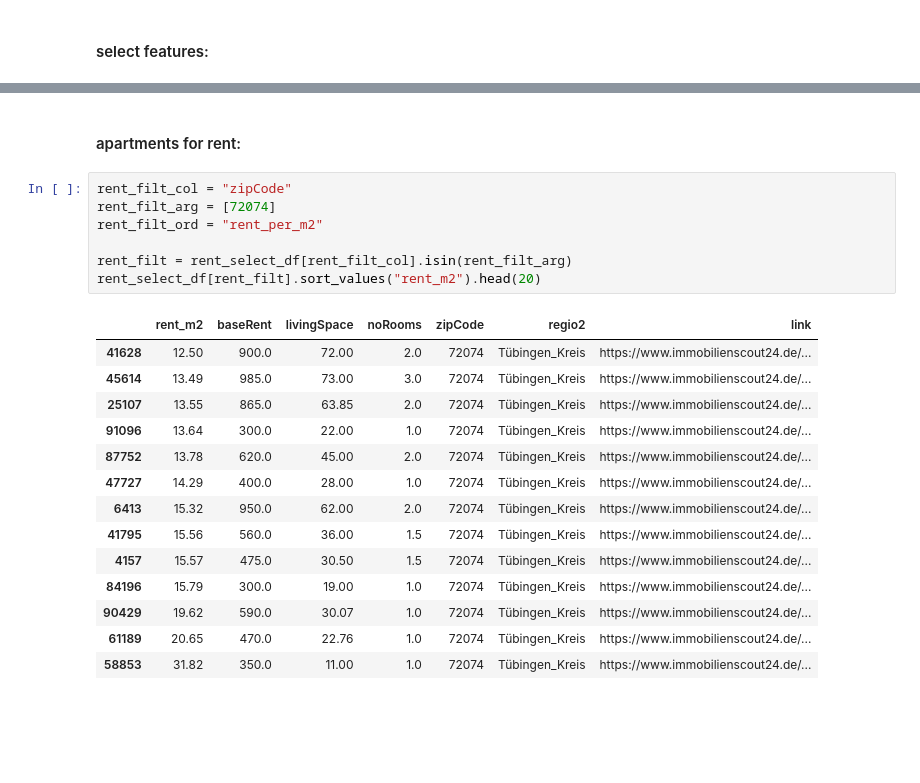
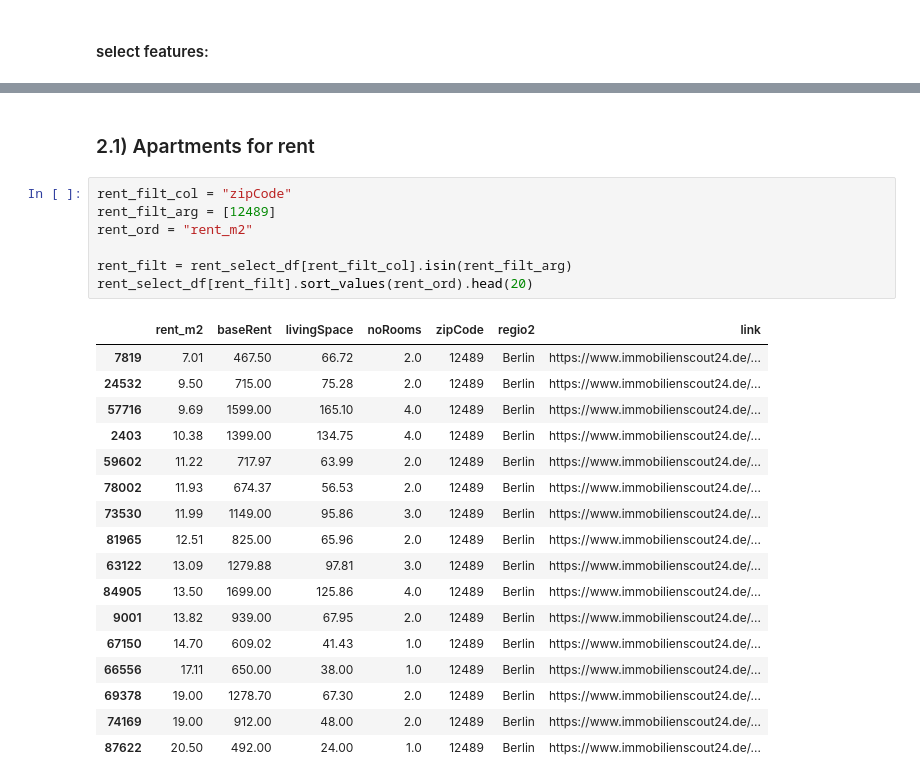
Before and after one commit to maxtue/ApartmentListings, a Jupyter notebook: data_analysis/combined.ipynb, the cells around one changed output, grey strips where cells are left out. Saved outputs shown, nothing was run; the diff lists cells and outputs as text; blank space fills up the shorter version.

```diff
--- a/data_analysis/combined.ipynb
+++ b/data_analysis/combined.ipynb
@@ -179,27 +185,30 @@ Name: 72074, dtype: float64
 [interactive output not drawn]
 # %% [markdown]
-#### apartments for rent:
+### 2.1) Apartments for rent
 # %%
 rent_filt_col = "zipCode"
-rent_filt_arg = [72074]
-rent_filt_ord = "rent_per_m2"
+rent_filt_arg = [12489]
+rent_ord = "rent_m2"
 
 rent_filt = rent_select_df[rent_filt_col].isin(rent_filt_arg)
-rent_select_df[rent_filt].sort_values("rent_m2").head(20)
+rent_select_df[rent_filt].sort_values(rent_ord).head(20)
 # %% [output]
 |  | rent_m2 | baseRent | livingSpace | noRooms | zipCode | regio2 | link |
-| 41628 | 12.50 | 900.0 | 72.00 | 2.0 | 72074 | Tübingen_Kreis | https://www.immobilienscout24.de/... |
-| 45614 | 13.49 | 985.0 | 73.00 | 3.0 | 72074 | Tübingen_Kreis | https://www.immobilienscout24.de/... |
-| 25107 | 13.55 | 865.0 | 63.85 | 2.0 | 72074 | Tübingen_Kreis | https://www.immobilienscout24.de/... |
-| 91096 | 13.64 | 300.0 | 22.00 | 1.0 | 72074 | Tübingen_Kreis | https://www.immobilienscout24.de/... |
-| 87752 | 13.78 | 620.0 | 45.00 | 2.0 | 72074 | Tübingen_Kreis | https://www.immobilienscout24.de/... |
-| 47727 | 14.29 | 400.0 | 28.00 | 1.0 | 72074 | Tübingen_Kreis | https://www.immobilienscout24.de/... |
-| 6413 | 15.32 | 950.0 | 62.00 | 2.0 | 72074 | Tübingen_Kreis | https://www.immobilienscout24.de/... |
-| 41795 | 15.56 | 560.0 | 36.00 | 1.5 | 72074 | Tübingen_Kreis | https://www.immobilienscout24.de/... |
-| 4157 | 15.57 | 475.0 | 30.50 | 1.5 | 72074 | Tübingen_Kreis | https://www.immobilienscout24.de/... |
-| 84196 | 15.79 | 300.0 | 19.00 | 1.0 | 72074 | Tübingen_Kreis | https://www.immobilienscout24.de/... |
-| 90429 | 19.62 | 590.0 | 30.07 | 1.0 | 72074 | Tübingen_Kreis | https://www.immobilienscout24.de/... |
-| 61189 | 20.65 | 470.0 | 22.76 | 1.0 | 72074 | Tübingen_Kreis | https://www.immobilienscout24.de/... |
-| 58853 | 31.82 | 350.0 | 11.00 | 1.0 | 72074 | Tübingen_Kreis | https://www.immobilienscout24.de/... |
+| 7819 | 7.01 | 467.50 | 66.72 | 2.0 | 12489 | Berlin | https://www.immobilienscout24.de/... |
+| 24532 | 9.50 | 715.00 | 75.28 | 2.0 | 12489 | Berlin | https://www.immobilienscout24.de/... |
+| 57716 | 9.69 | 1599.00 | 165.10 | 4.0 | 12489 | Berlin | https://www.immobilienscout24.de/... |
+| 2403 | 10.38 | 1399.00 | 134.75 | 4.0 | 12489 | Berlin | https://www.immobilienscout24.de/... |
+| 59602 | 11.22 | 717.97 | 63.99 | 2.0 | 12489 | Berlin | https://www.immobilienscout24.de/... |
+| 78002 | 11.93 | 674.37 | 56.53 | 2.0 | 12489 | Berlin | https://www.immobilienscout24.de/... |
+| 73530 | 11.99 | 1149.00 | 95.86 | 3.0 | 12489 | Berlin | https://www.immobilienscout24.de/... |
+| 81965 | 12.51 | 825.00 | 65.96 | 2.0 | 12489 | Berlin | https://www.immobilienscout24.de/... |
+| 63122 | 13.09 | 1279.88 | 97.81 | 3.0 | 12489 | Berlin | https://www.immobilienscout24.de/... |
+| 84905 | 13.50 | 1699.00 | 125.86 | 4.0 | 12489 | Berlin | https://www.immobilienscout24.de/... |
+| 9001 | 13.82 | 939.00 | 67.95 | 2.0 | 12489 | Berlin | https://www.immobilienscout24.de/... |
+| 67150 | 14.70 | 609.02 | 41.43 | 1.0 | 12489 | Berlin | https://www.immobilienscout24.de/... |
+| 66556 | 17.11 | 650.00 | 38.00 | 1.0 | 12489 | Berlin | https://www.immobilienscout24.de/... |
+| 69378 | 19.00 | 1278.70 | 67.30 | 2.0 | 12489 | Berlin | https://www.immobilienscout24.de/... |
+| 74169 | 19.00 | 912.00 | 48.00 | 2.0 | 12489 | Berlin | https://www.immobilienscout24.de/... |
+| 87622 | 20.50 | 492.00 | 24.00 | 1.0 | 12489 | Berlin | https://www.immobilienscout24.de/... |
 [interactive output not drawn]
 # %% [markdown]
```
Also changed, not shown: parts of 13 cells of this notebook, 1 other file.
